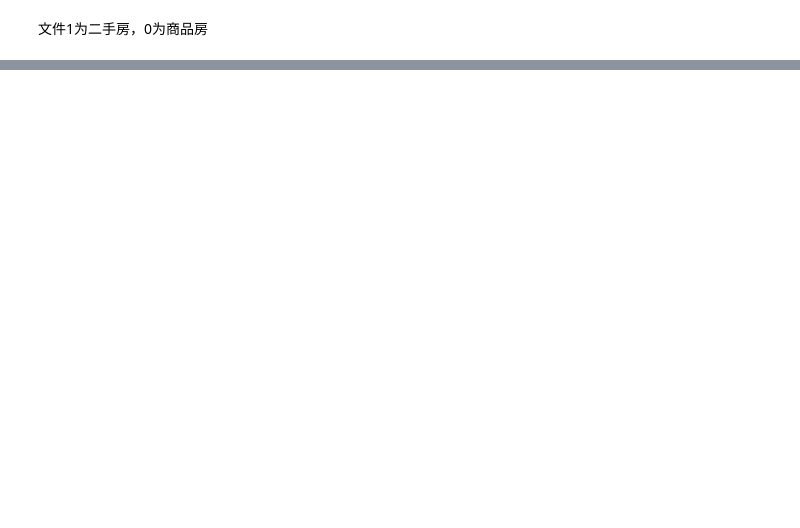
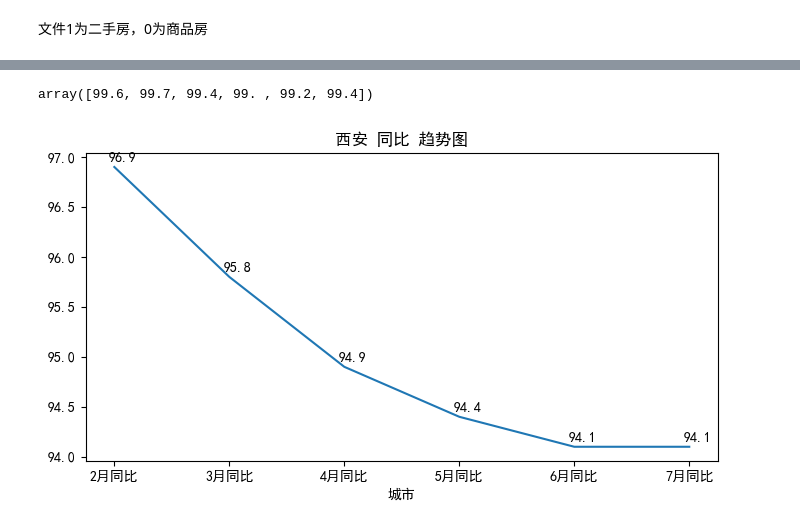
Before and after one commit to Xiaomut/houseprice, a Jupyter notebook: notebooks/price.ipynb, the cells around one changed output, grey strips where cells are left out. Drawn from its saved outputs; the diff is of its cells as text; code cells hidden in the pictures; blank space fills up the shorter version.

```diff
--- a/notebooks/price.ipynb
+++ b/notebooks/price.ipynb
@@ -73,0 +89,36 @@ plotPrice(7, '同比')
+# %%
+df_temp = df_use.loc[df_use['城市'] == '西安', :]
+column_use = [x for x in df_use.columns if '环比' in x]
+df_temp = df_temp[column_use]
+df_temp.values.flatten()
+# %% [output]
+array([99.6, 99.7, 99.4, 99. , 99.2, 99.4])
+# %%
+def plotCityPrice(city, name='环比'):
+
+    df_temp = df_use.loc[df_use['城市'] == city, :]
+
+    column_use = [x for x in df_use.columns if name in x]
+    df_temp = df_temp[column_use]
+    # 绘制柱状图
+    plt.figure(figsize=(7, 4))  # 设置图形大小
+    # plt.bar(df_temp.columns, df_temp.values.flatten(), width=0.4)  # 绘制柱状图  , color='skyblue'
+    plt.plot(df_temp.columns, df_temp.values.flatten(), )
+
+    # 设置图形标题和坐标轴标签
+    plt.title(f'{city} {name} 趋势图')
+    plt.xlabel('城市')
+    # plt.ylabel(f'%')
+
+    # 显示图形
+    plt.tight_layout()  # 自动调整子图参数, 使之填充整个图像区域
+
+    # 添加数值标签
+    for i, v in enumerate(df_temp.values.flatten()):
+        plt.text(i - 0.05, float(v) + 0.05, str(v), color='black')
+
+    plt.show()
+
+plotCityPrice('西安', '同比')
+# %% [output]
+[figure, added]
```
Also changed, not shown: parts of 7 cells of this notebook, 15 other files.
